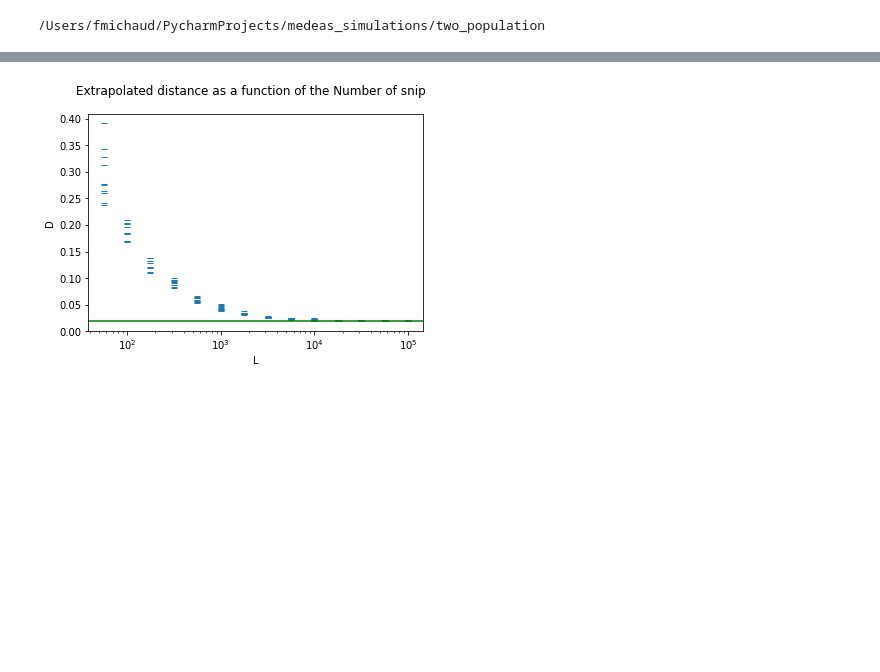
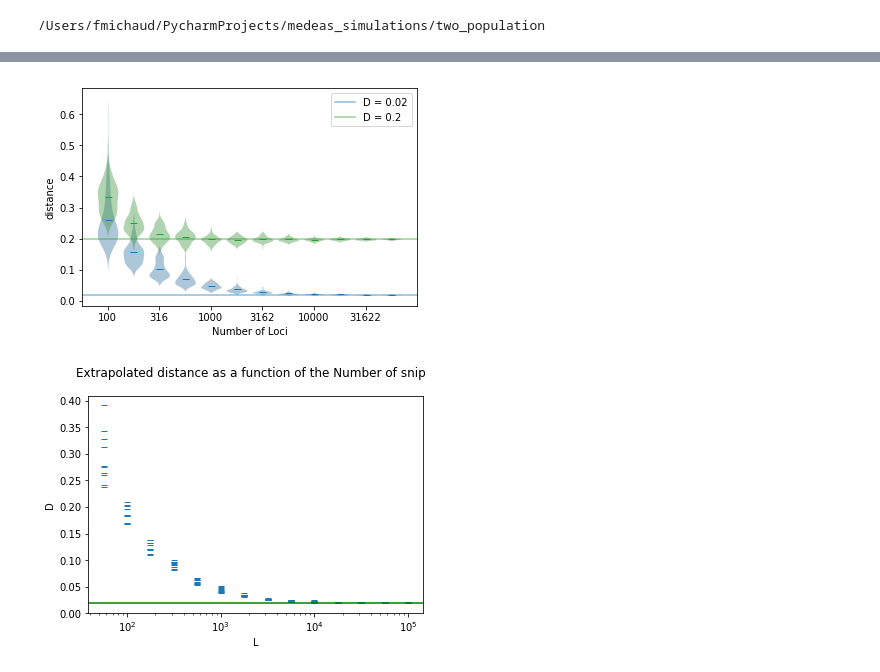
Before and after one commit to frederic-michaud/medeas_simulation, a Jupyter notebook: two_population/analyse_result.ipynb, the cells around one changed output, grey strips where cells are left out. Drawn from its saved outputs; the diff is of its cells as text; code cells hidden in the pictures; blank space fills up the shorter version.

```diff
--- a/two_population/analyse_result.ipynb
+++ b/two_population/analyse_result.ipynb
@@ -58,3 +50,38 @@ plt.savefig("splitting_time_two_pop.pdf")
+# %%
+prop_cycle = plt.rcParams['axes.prop_cycle']
+colors = prop_cycle.by_key()['color']
+dico = {"loci": all_distances1[1:,0].astype("int"), "distance" :all_distances1[1:,1]}
+all_dist = pd.DataFrame(data = dico)
+all_dist["loci"] = all_dist["loci"].astype('category')
+
+ax = sns.violinplot(x = "loci", y="distance",data = all_dist,scale="width",
+                    inner="quartiles", color = colors[0], alpha =.5,
+                    linewidth=0.)
+mean_dist_by_L = all_dist.groupby("loci").mean()
+ax.plot(range(12),  mean_dist_by_L.values,"_",color = colors[0],markersize=7)
+plt.setp(ax.collections, alpha=.4)
+plt.axhline(y=0.02,color = colors[0],alpha = 0.5, label = "D = 0.02")
+dico = {"loci": all_distances2[1:,0].astype("int"), "distance" :all_distances2[1:,1]}
+all_dist = pd.DataFrame(data = dico)
+all_dist["loci"] = all_dist["loci"].astype('category')
+ax = sns.violinplot(x = "loci", y="distance",data = all_dist,scale="width",
+                    inner=None, color = colors[2], alpha =.5,
+                    linewidth=0)
+mean_dist_by_L = all_dist.groupby("loci").mean()
+ax.plot(range(12),  mean_dist_by_L.values,"_",color = colors[2],markersize=7)
+plt.setp(ax.collections, alpha=.4)
+plt.axhline(y=0.2,color = colors[2],alpha = 0.5, label = "D = 0.2")
+_,value = plt.xticks()
+plt.xticks(range(0,12,2),np.array(value)[0:12:2])
+
+
+
+plt.legend()
+plt.xlabel("Number of SNP")
+plt.xlabel("Number of Loci")
+plt.savefig("two_population_convergence_speed.pdf")
+# %% [output]
+[figure, added]
 # %%
 fig = plt.figure()
 
```
Also changed, not shown: parts of 4 cells of this notebook, 35 other files.
